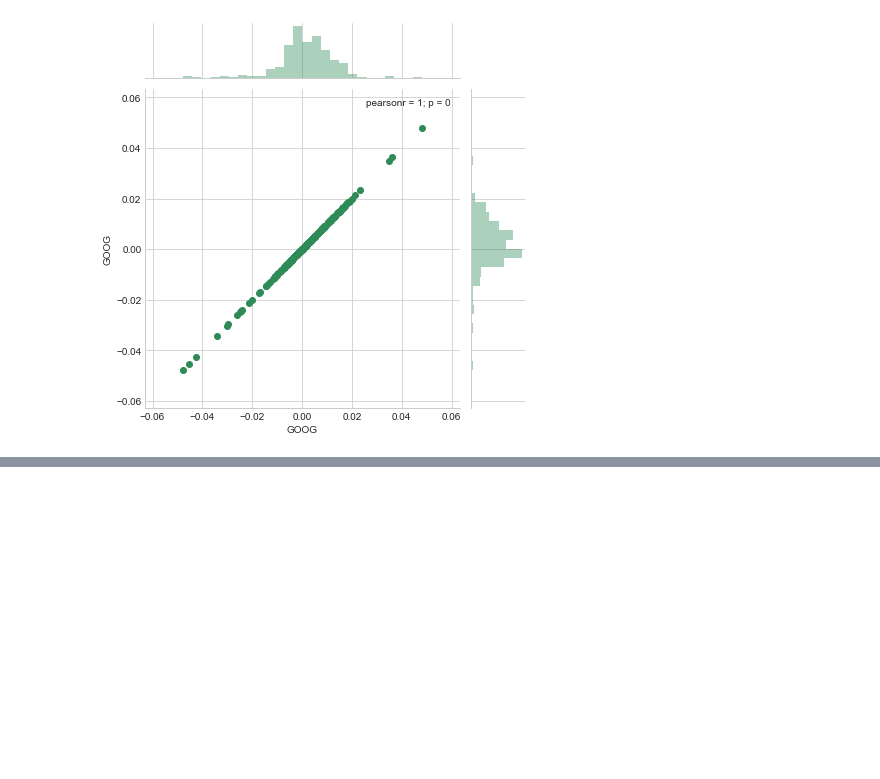
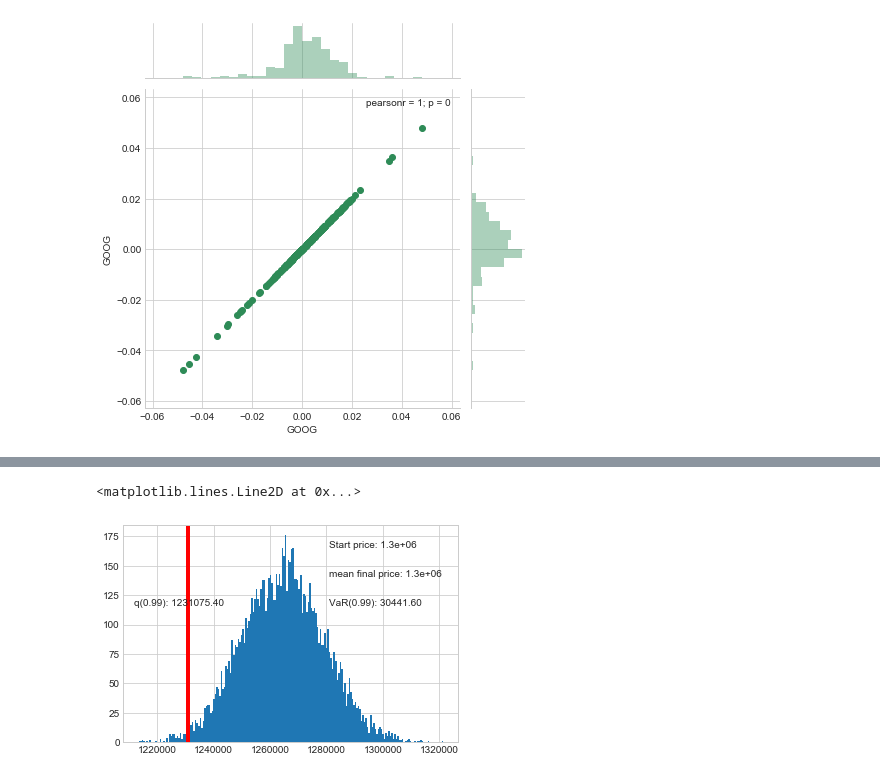
Before and after one commit to ymmy02/Udemy-Python-Data-Science, a Jupyter notebook: stock.ipynb, the cells around one changed output, grey strips where cells are left out. Saved outputs shown, nothing was run; the diff lists cells and outputs as text; code cells hidden in the pictures; blank space fills up the shorter version.

```diff
--- a/stock.ipynb
+++ b/stock.ipynb
@@ -260,0 +297,13 @@ plt.title('Monte Carlo Analysis')
+# %%
+q = np.percentile(simulations, 1)
+plt.hist(simulations, bins=200)
+
+plt.figtext(0.6, 0.8, s='Start price: {:0.2}'.format(start_price))
+plt.figtext(0.6, 0.7, 'mean final price: {:0.2}'.format(simulations.mean()))
+plt.figtext(0.6, 0.6, 'VaR(0.99): {:0.2f}'.format(start_price-q))
+plt.figtext(0.15, 0.6, 'q(0.99): {:0.2f}'.format(q))
+
+plt.axvline(x = q, linewidth=4, color='r')
+# %% [output]
+<matplotlib.lines.Line2D at 0x...>
+[figure, added]
```
Also changed, not shown: parts of 30 cells of this notebook.
